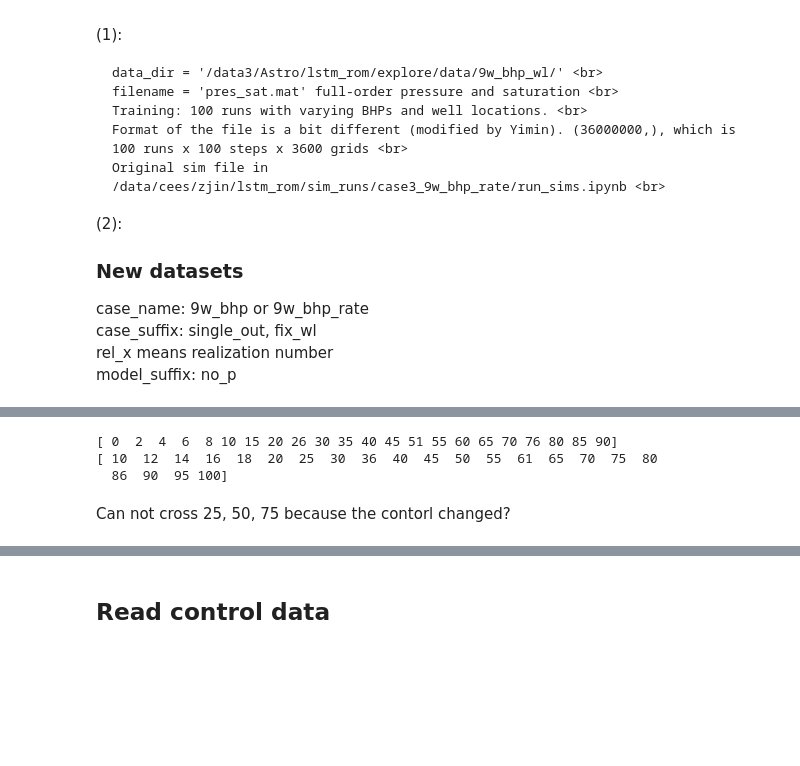
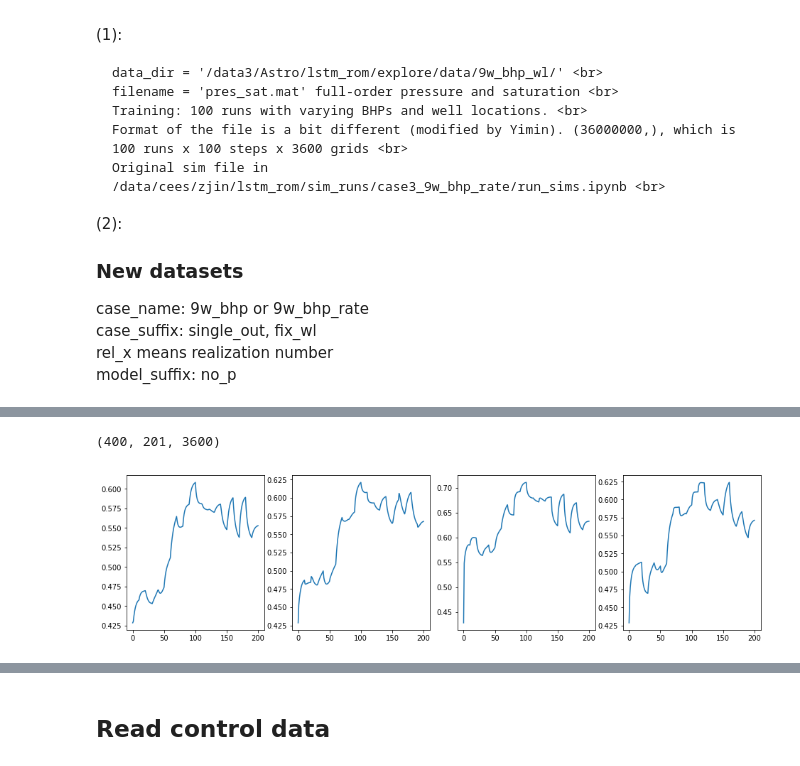
Before and after one commit to lonelysun1990/E2C, a Jupyter notebook: prepare_e2c_training_data.ipynb, the cells around one changed output, grey strips where cells are left out. Drawn from its saved outputs; the diff is of its cells as text; code cells hidden in the pictures; blank space fills up the shorter version.

```diff
--- a/prepare_e2c_training_data.ipynb
+++ b/prepare_e2c_training_data.ipynb
@@ -141,20 +163,10 @@ t_interval = 5
-# %%
-indt = np.append(np.array([0,2,4,6,8]),np.linspace(10, (100-dt), (100-dt)/t_interval-1).astype(int))
-# quick modification
-indt[[8,13,18]] += 1
-indt1 = (indt + dt).astype(int)
-
-print(indt)
-print(indt1)
-
-sat_t = sat[:, indt,:]
-sat_t1 = sat[:, indt1, :]
-
-pres_t = pres[:, indt,:]
-pres_t1 = pres[:, indt1,:]
-# %% [output]
-[ 0  2  4  6  8 10 15 20 26 30 35 40 45 51 55 60 65 70 76 80 85 90]
-[ 10  12  14  16  18  20  25  30  36  40  45  50  55  61  65  70  75  80
-  86  90  95 100]
-# %% [markdown]
-Can not cross 25, 50, 75 because the contorl changed?
+# %%
+k=[1220, 1240, 2420, 2440]
+print(pres.shape)
+plt.figure(figsize=(16,4))
+for i in range(4):
+    plt.subplot(1,4,i+1)
+    plt.plot(range(201), pres[101,:,k[i]])
+# %% [output]
+(400, 201, 3600)
+[figure, added]
```
Also changed, not shown: parts of 72 cells of this notebook, 16 other files.
